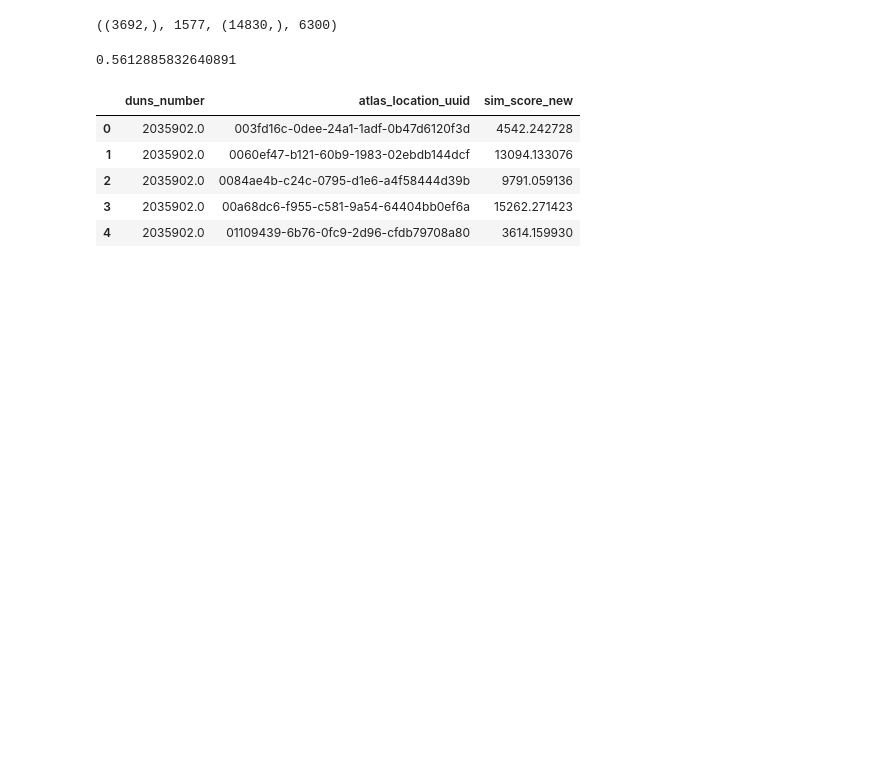
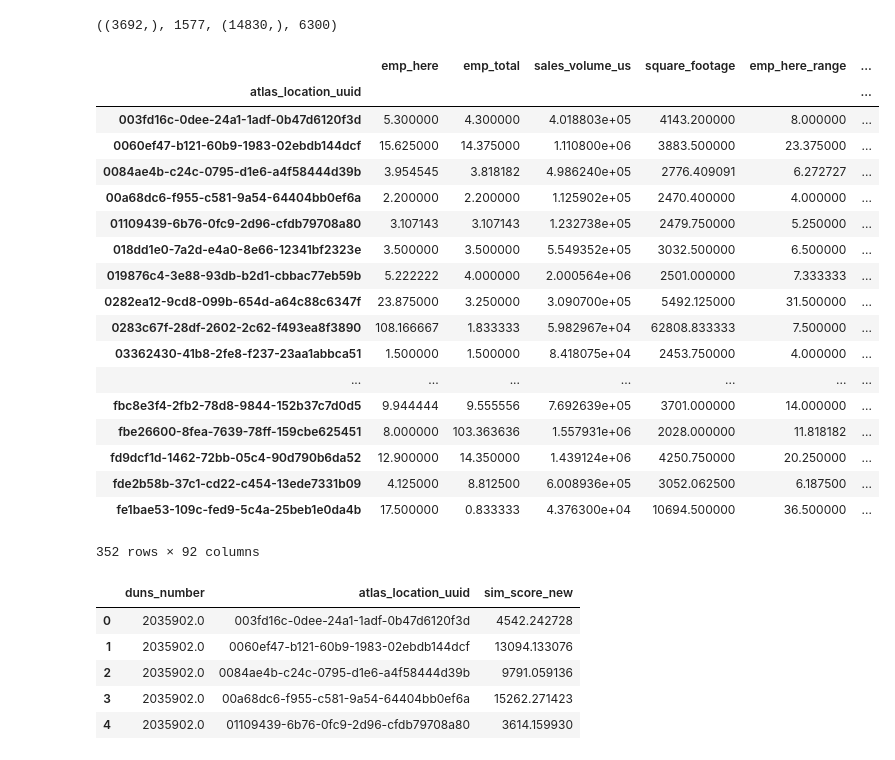
Before and after one commit to chaffeechenyefei/locationRS, a Jupyter notebook: LR pipeline with unsupervised score.ipynb, the cells around one changed output. Cells and saved outputs as stored; diff of their text form; code cells hidden in the pictures; blank space fills up the shorter version.

```diff
--- a/LR pipeline with unsupervised score.ipynb
+++ b/LR pipeline with unsupervised score.ipynb
@@ -281,9 +281,9 @@ datapath = '/Users/yefeichen/Database/location_recommender_system/'
 cfile = ['dnb_pa.csv','dnb_sf.csv','dnb_sj.csv']
 lfile = 'location_scorecard_190912.csv'
 clfile = ['PA.csv','SF.csv','SJ.csv']
-lfile_app = ['PA_comp_loc_score.csv']
+lfile_app = ['PA_comp_loc_score.csv','SF_comp_loc_score.csv','SJ_comp_loc_score.csv']
 
-ind_city = 0
+ind_city = 2
 
 pdc = pd.read_csv(pjoin(datapath,cfile[ind_city]))
 pdl = pd.read_csv(pjoin(datapath,lfile))
@@ -546,10 +550,28 @@ pred_ttY.shape,pred_ttY.sum(),pred_trY.shape,pred_trY.sum()
 score_mat = clf.predict_proba(trX)[:,1]
 fpr, tpr, roc_thresholds = roc_curve(trY, score_mat)
 roc_auc = auc(fpr,tpr)
-# %%
-roc_auc
-# %% [output]
-0.5612885832640891
+# %%
+proc_pdl_x
+# %% [output]
+|  | emp_here | emp_total | sales_volume_us | square_footage | emp_here_range | ... |
+| atlas_location_uuid |  |  |  |  |  | ... |
+| 003fd16c-0dee-24a1-1adf-0b47d6120f3d | 5.300000 | 4.300000 | 4.018803e+05 | 4143.200000 | 8.000000 | ... |
+| 0060ef47-b121-60b9-1983-02ebdb144dcf | 15.625000 | 14.375000 | 1.110800e+06 | 3883.500000 | 23.375000 | ... |
+| 0084ae4b-c24c-0795-d1e6-a4f58444d39b | 3.954545 | 3.818182 | 4.986240e+05 | 2776.409091 | 6.272727 | ... |
+| 00a68dc6-f955-c581-9a54-64404bb0ef6a | 2.200000 | 2.200000 | 1.125902e+05 | 2470.400000 | 4.000000 | ... |
+| 01109439-6b76-0fc9-2d96-cfdb79708a80 | 3.107143 | 3.107143 | 1.232738e+05 | 2479.750000 | 5.250000 | ... |
+| 018dd1e0-7a2d-e4a0-8e66-12341bf2323e | 3.500000 | 3.500000 | 5.549352e+05 | 3032.500000 | 6.500000 | ... |
+| 019876c4-3e88-93db-b2d1-cbbac77eb59b | 5.222222 | 4.000000 | 2.000564e+06 | 2501.000000 | 7.333333 | ... |
+| 0282ea12-9cd8-099b-654d-a64c88c6347f | 23.875000 | 3.250000 | 3.090700e+05 | 5492.125000 | 31.500000 | ... |
+| 0283c67f-28df-2602-2c62-f493ea8f3890 | 108.166667 | 1.833333 | 5.982967e+04 | 62808.833333 | 7.500000 | ... |
+| 03362430-41b8-2fe8-f237-23aa1abbca51 | 1.500000 | 1.500000 | 8.418075e+04 | 2453.750000 | 4.000000 | ... |
+| ... | ... | ... | ... | ... | ... | ... |
+| fbc8e3f4-2fb2-78d8-9844-152b37c7d0d5 | 9.944444 | 9.555556 | 7.692639e+05 | 3701.000000 | 14.000000 | ... |
+| fbe26600-8fea-7639-78ff-159cbe625451 | 8.000000 | 103.363636 | 1.557931e+06 | 2028.000000 | 11.818182 | ... |
+| fd9dcf1d-1462-72bb-05c4-90d790b6da52 | 12.900000 | 14.350000 | 1.439124e+06 | 4250.750000 | 20.250000 | ... |
+| fde2b58b-37c1-cd22-c454-13ede7331b09 | 4.125000 | 8.812500 | 6.008936e+05 | 3052.062500 | 6.187500 | ... |
+| fe1bae53-109c-fed9-5c4a-25beb1e0da4b | 17.500000 | 0.833333 | 4.376300e+04 | 10694.500000 | 36.500000 | ... |
+352 rows × 92 columns
 # %%
 proc_pdl_x.head()
 # %% [output]
```
Also changed, not shown: parts of 2 cells of this notebook, 3 other files.
